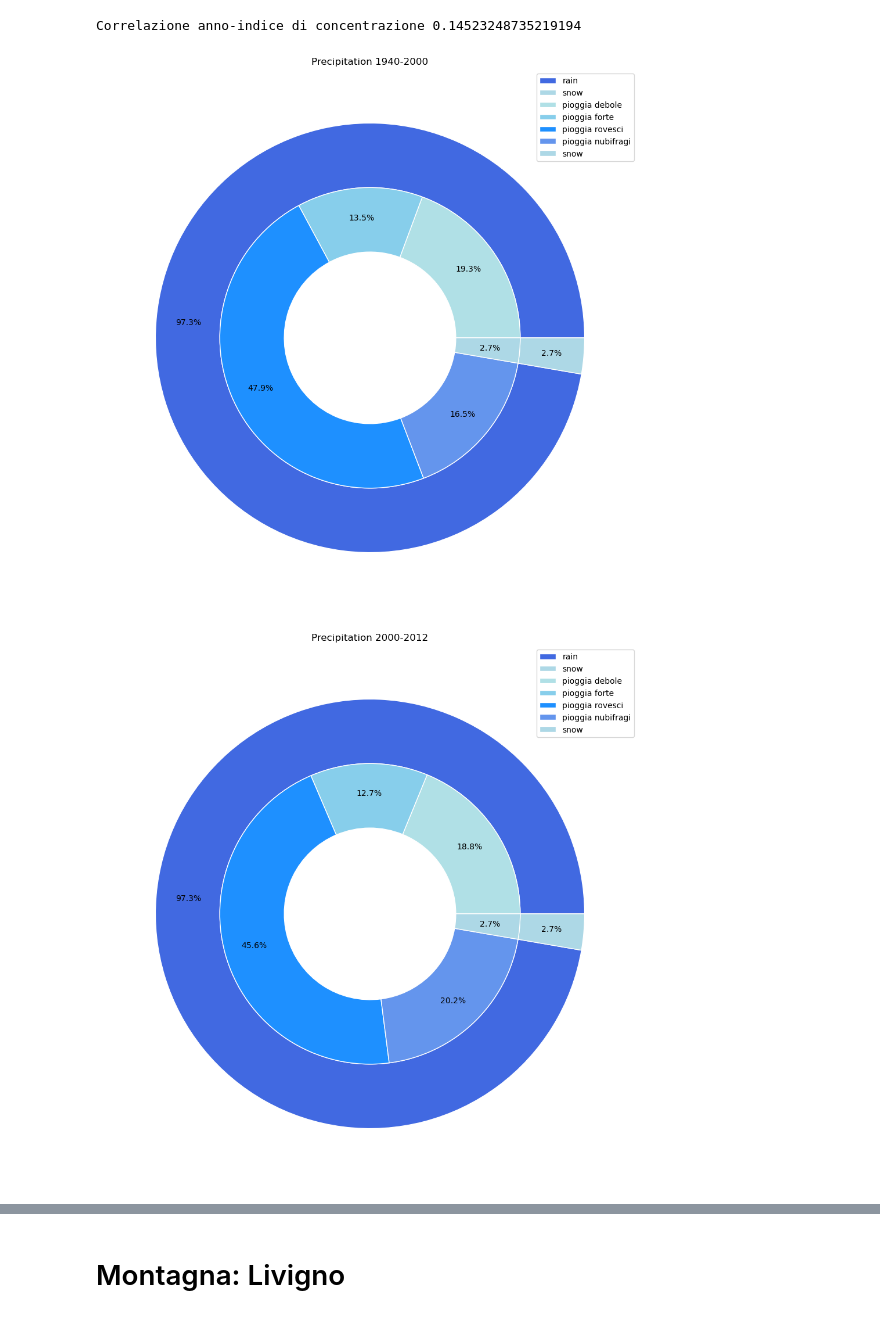
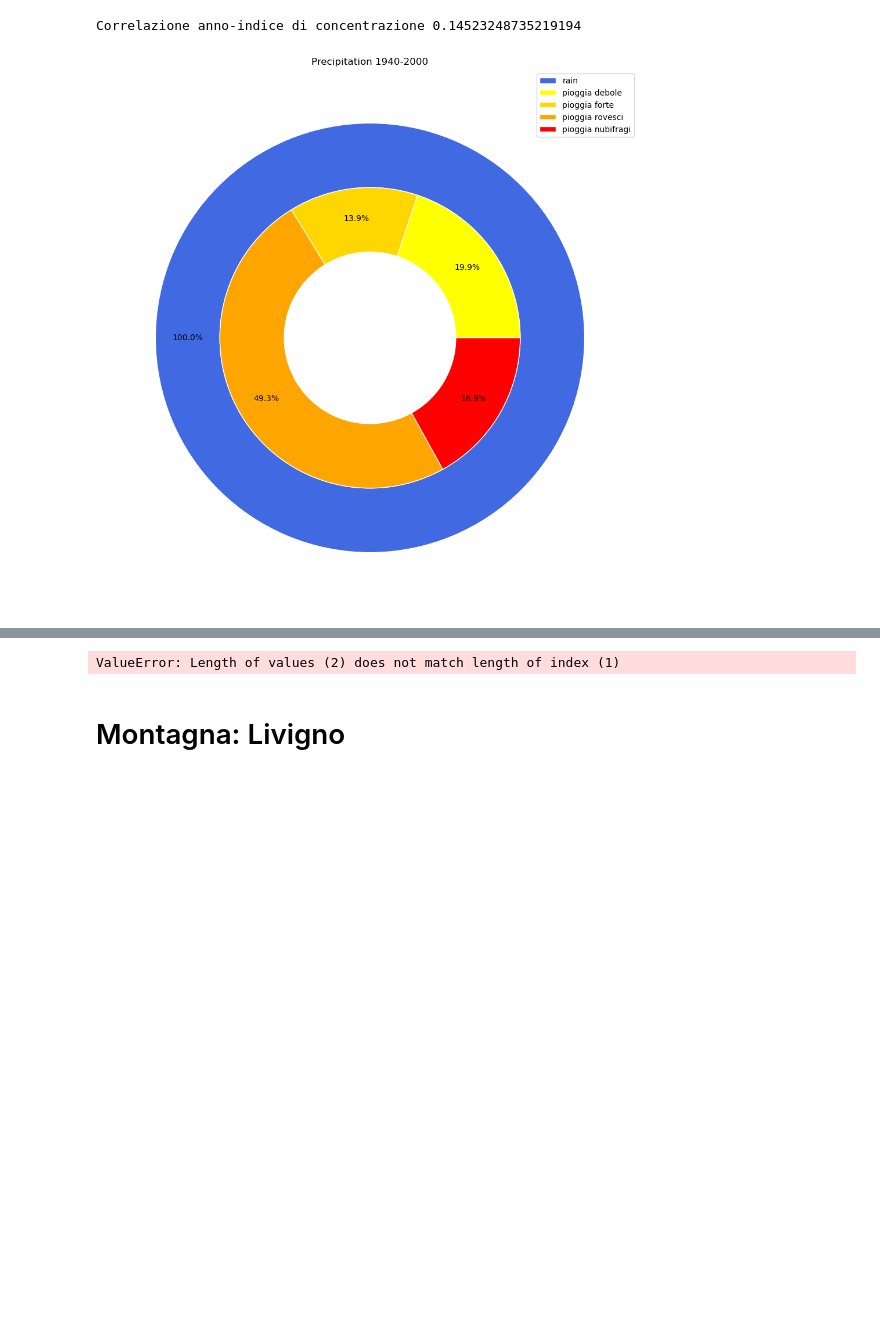
Before and after one commit to Favo02-unimi/visualizzazione-scientifica, a Jupyter notebook: climate.ipynb, the cells around one changed output, grey strips where cells are left out. Cells and saved outputs as stored; diff of their text form; code cells hidden in the pictures; blank space fills up the shorter version.

```diff
--- a/climate.ipynb
+++ b/climate.ipynb
@@ -608,7 +629,6 @@ concentration_precipitation_by_year(weather, years)
 [figure]
 Correlazione anno-indice di concentrazione 0.14523248735219194
 # %%
-precipitation_composition(weather, years)
+precipitation_composition(weather, years, False)
 # %% [output]
-[figure, old version]
+[figure, new version]
-[figure, removed]
@@ -616,3 +635,4 @@ precipitation_composition(weather, years)
+ValueError: Length of values (2) does not match length of index (1)
 # %% [markdown]
 # Montagna: Livigno
 # %%
```
Also changed, not shown: parts of 2 cells of this notebook.
